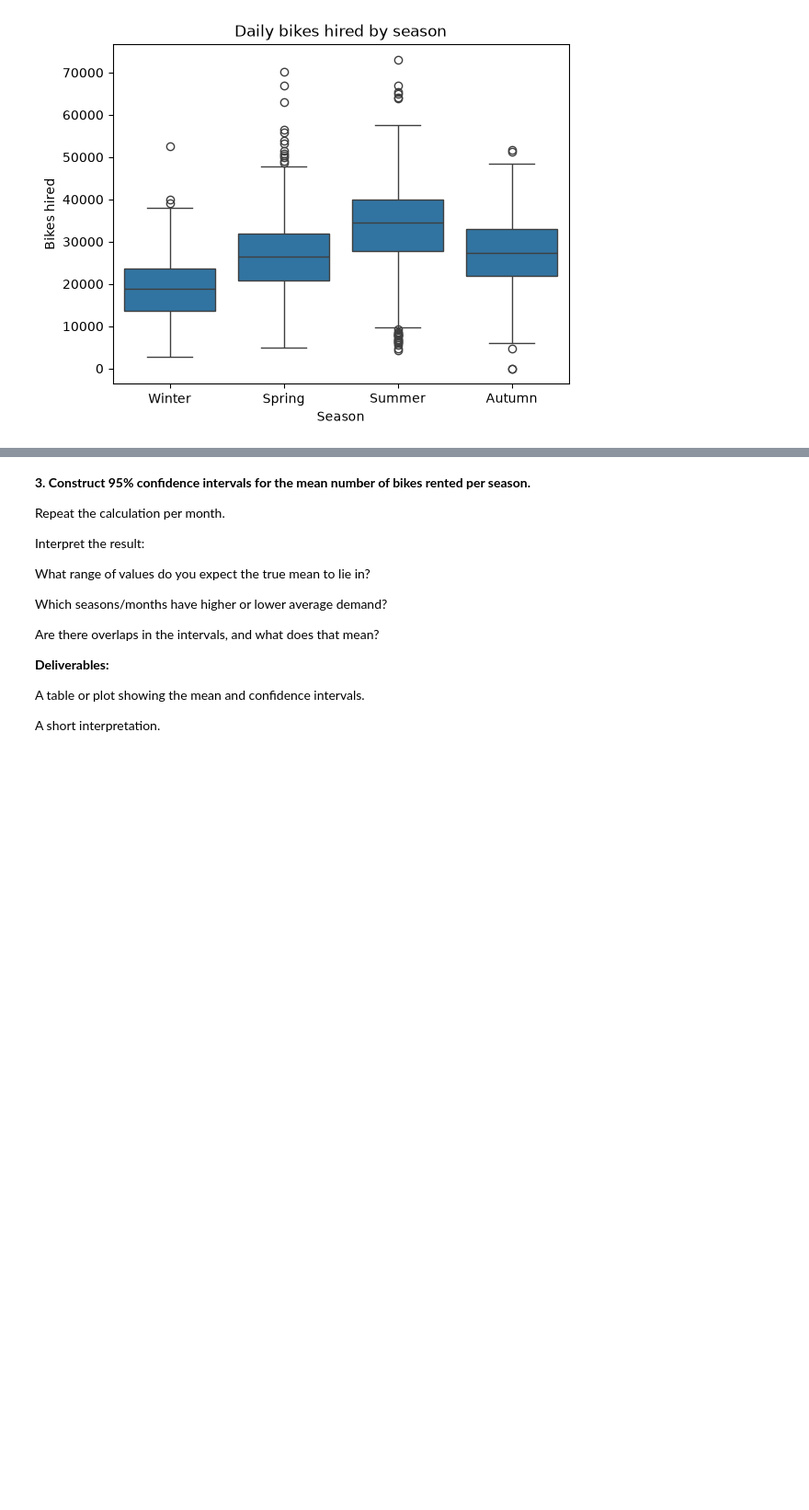
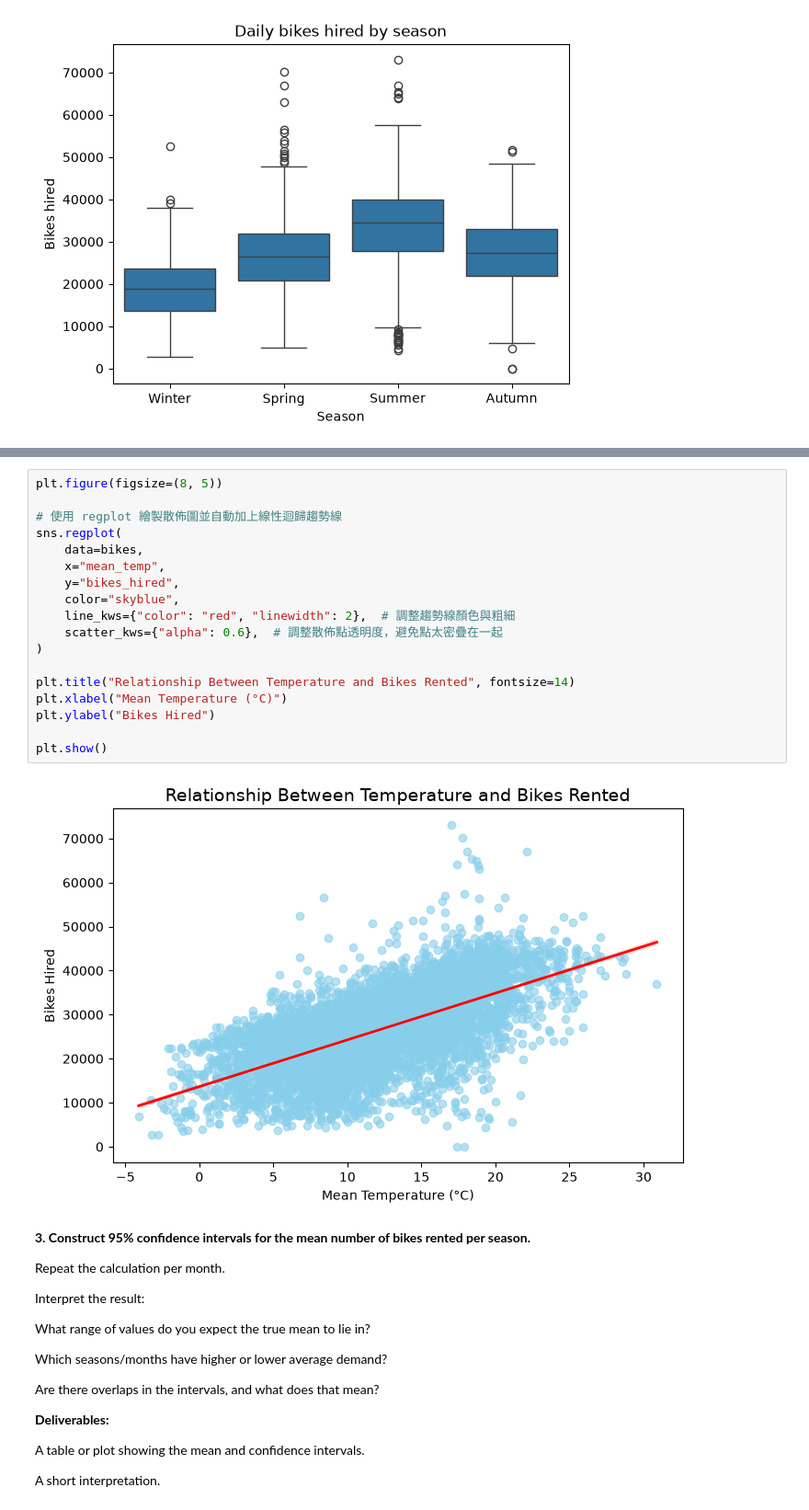
Before and after one commit to JenniferChen23/GroupProject-Analytics-Through-Coding-, a Jupyter notebook: Session_3/Group_Project.ipynb, the cells around one changed output, grey strips where cells are left out. Shown at 92% size. Cells and saved outputs as stored; diff of their text form; blank space fills up the shorter version.

```diff
--- a/Session_3/Group_Project.ipynb
+++ b/Session_3/Group_Project.ipynb
@@ -227,3 +227,23 @@ Text(0, 0.5, 'Bikes hired')
+# %%
+plt.figure(figsize=(8, 5))
+
+# 使用 regplot 繪製散佈圖並自動加上線性迴歸趨勢線
+sns.regplot(
+    data=bikes,
+    x="mean_temp",
+    y="bikes_hired",
+    color="skyblue",
+    line_kws={"color": "red", "linewidth": 2},  # 調整趨勢線顏色與粗細
+    scatter_kws={"alpha": 0.6},  # 調整散佈點透明度，避免點太密疊在一起
+)
+
+plt.title("Relationship Between Temperature and Bikes Rented", fontsize=14)
+plt.xlabel("Mean Temperature (°C)")
+plt.ylabel("Bikes Hired")
+
+plt.show()
+# %% [output]
+[figure, added]
 # %% [markdown]
 **3. Construct 95% confidence intervals for the mean number of bikes rented per season.**
 
```
Also changed, not shown: parts of 10 cells of this notebook.
